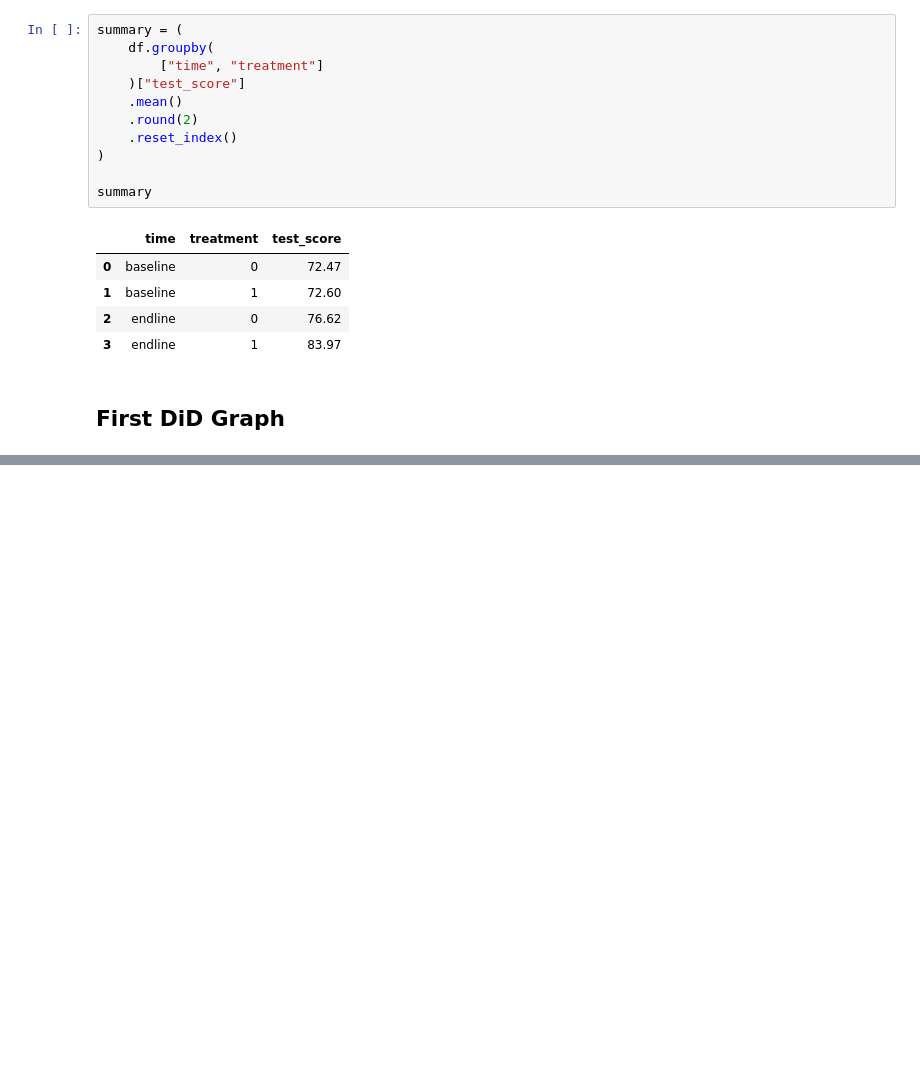
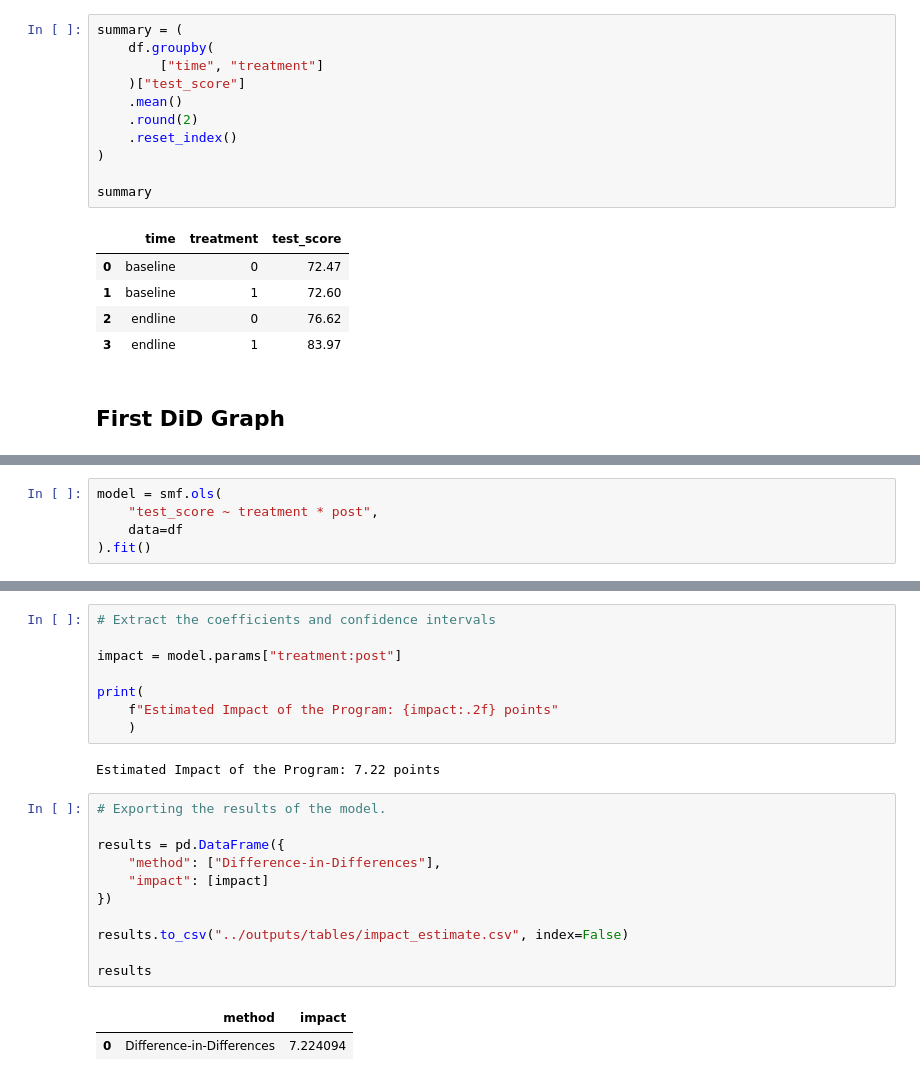
Before and after one commit to sammyamanya/impact_evaluation_education_program_uganda, a Jupyter notebook: notebooks/02_difference_in_differences.ipynb, the cells around one changed output, grey strips where cells are left out. Cells and saved outputs as stored; diff of their text form; blank space fills up the shorter version.

```diff
--- a/notebooks/02_difference_in_differences.ipynb
+++ b/notebooks/02_difference_in_differences.ipynb
@@ -82,0 +87,5 @@ plt.show()
+# %%
+model = smf.ols(
+    "test_score ~ treatment * post",
+    data=df
+).fit()
@@ -82,0 +112,24 @@ plt.show()
+# %%
+# Extract the coefficients and confidence intervals
+
+impact = model.params["treatment:post"]
+
+print(
+    f"Estimated Impact of the Program: {impact:.2f} points"
+    )
+# %% [output]
+Estimated Impact of the Program: 7.22 points
+# %%
+# Exporting the results of the model.
+
+results = pd.DataFrame({
+    "method": ["Difference-in-Differences"],
+    "impact": [impact]
+})
+
+results.to_csv("../outputs/tables/impact_estimate.csv", index=False)
+
+results
+# %% [output]
+|  | method | impact |
+| 0 | Difference-in-Differences | 7.224094 |
```
Also changed, not shown: parts of 4 cells of this notebook, 4 other files.
